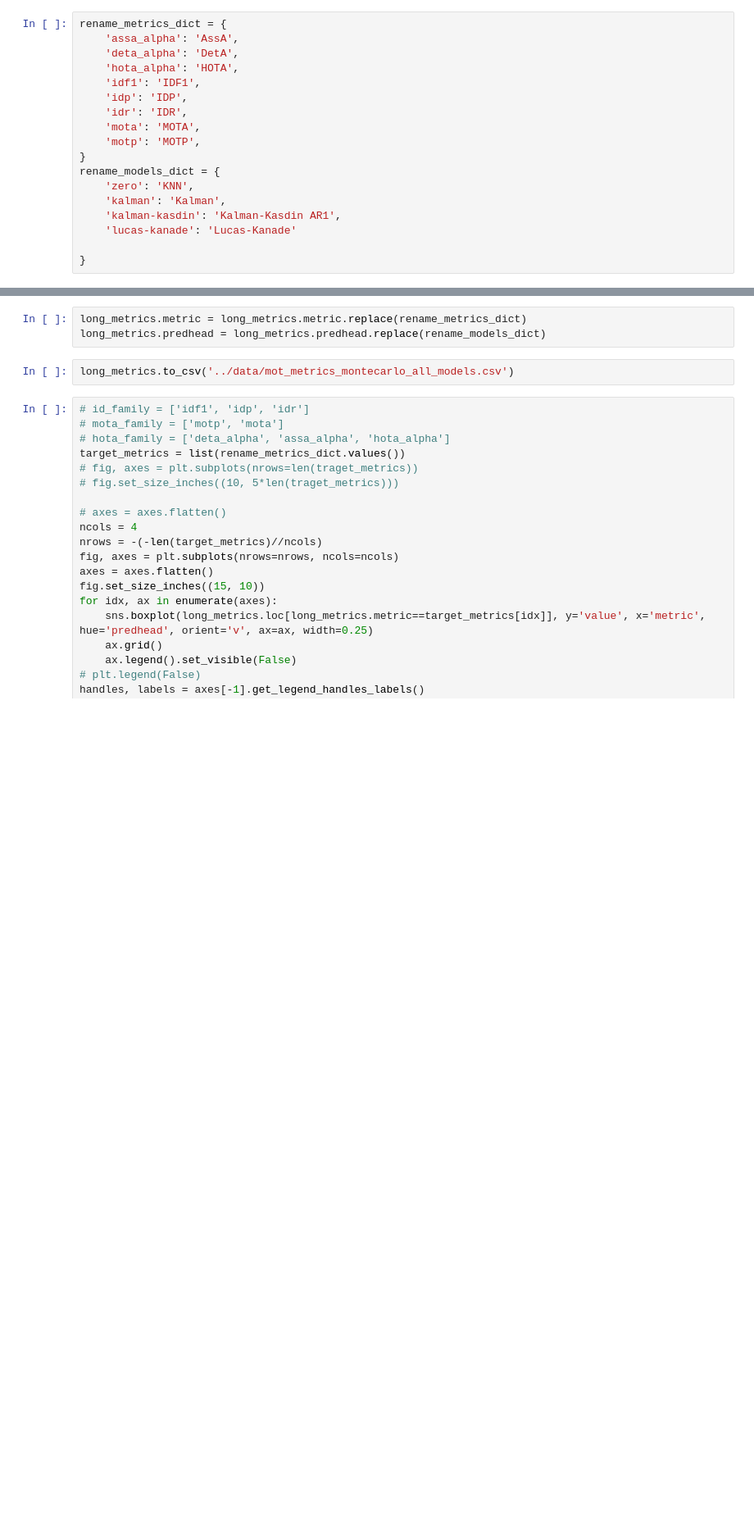
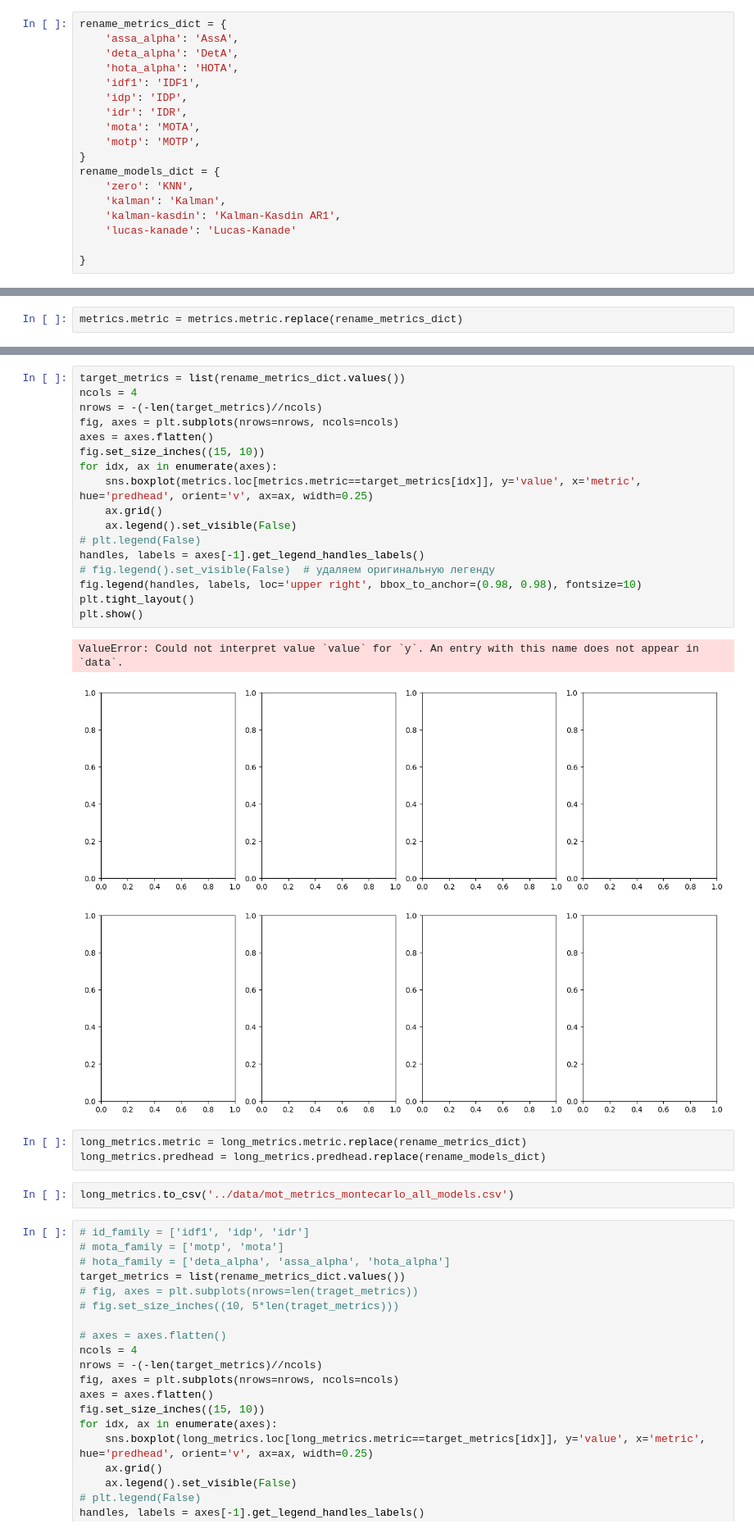
Before and after one commit to Shamaich1337/NMOT, a Jupyter notebook: notebooks/eval_pipe_montecarlo.ipynb, the cells around one changed output, grey strips where cells are left out. Shown at 82% size. Cells and saved outputs as stored; diff of their text form; blank space fills up the shorter version.

```diff
--- a/notebooks/eval_pipe_montecarlo.ipynb
+++ b/notebooks/eval_pipe_montecarlo.ipynb
@@ -230,0 +304,2 @@ rename_models_dict = {
+# %%
+metrics.metric = metrics.metric.replace(rename_metrics_dict)
@@ -231,3 +322,23 @@ rename_models_dict = {
+# %%
+target_metrics = list(rename_metrics_dict.values())
+ncols = 4
+nrows = -(-len(target_metrics)//ncols)
+fig, axes = plt.subplots(nrows=nrows, ncols=ncols)
+axes = axes.flatten()
+fig.set_size_inches((15, 10))
+for idx, ax in enumerate(axes):
+    sns.boxplot(metrics.loc[metrics.metric==target_metrics[idx]], y='value', x='metric', hue='predhead', orient='v', ax=ax, width=0.25)
+    ax.grid()
+    ax.legend().set_visible(False)
+# plt.legend(False)
+handles, labels = axes[-1].get_legend_handles_labels()
+# fig.legend().set_visible(False)  # удаляем оригинальную легенду
+fig.legend(handles, labels, loc='upper right', bbox_to_anchor=(0.98, 0.98), fontsize=10)
+plt.tight_layout()
+plt.show()
+# %% [output]
+ValueError: Could not interpret value `value` for `y`. An entry with this name does not appear in `data`.
+[figure, added]
 # %%
 long_metrics.metric = long_metrics.metric.replace(rename_metrics_dict)
 long_metrics.predhead = long_metrics.predhead.replace(rename_models_dict)
```
Also changed, not shown: parts of 12 cells of this notebook, 30 other files.
